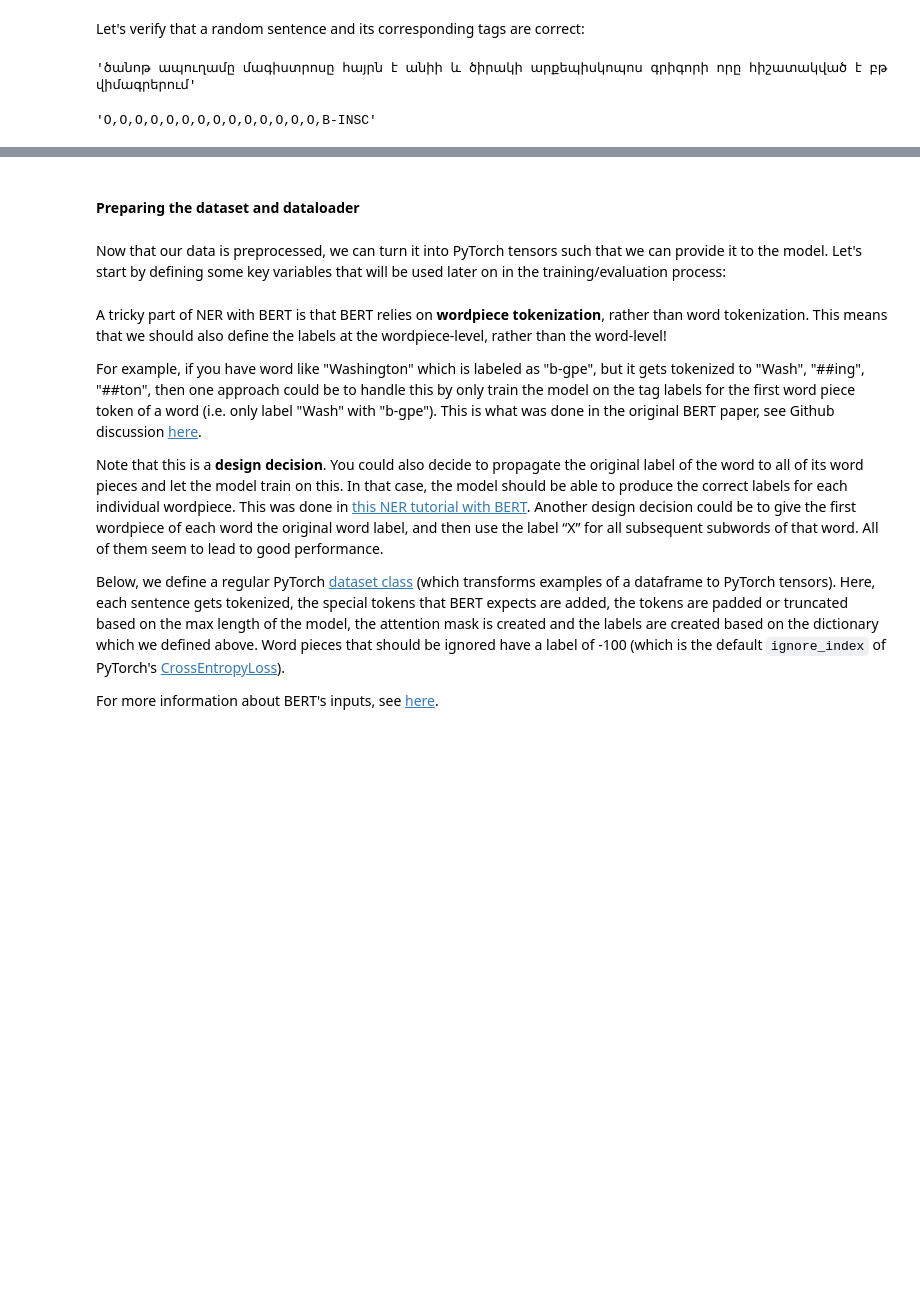
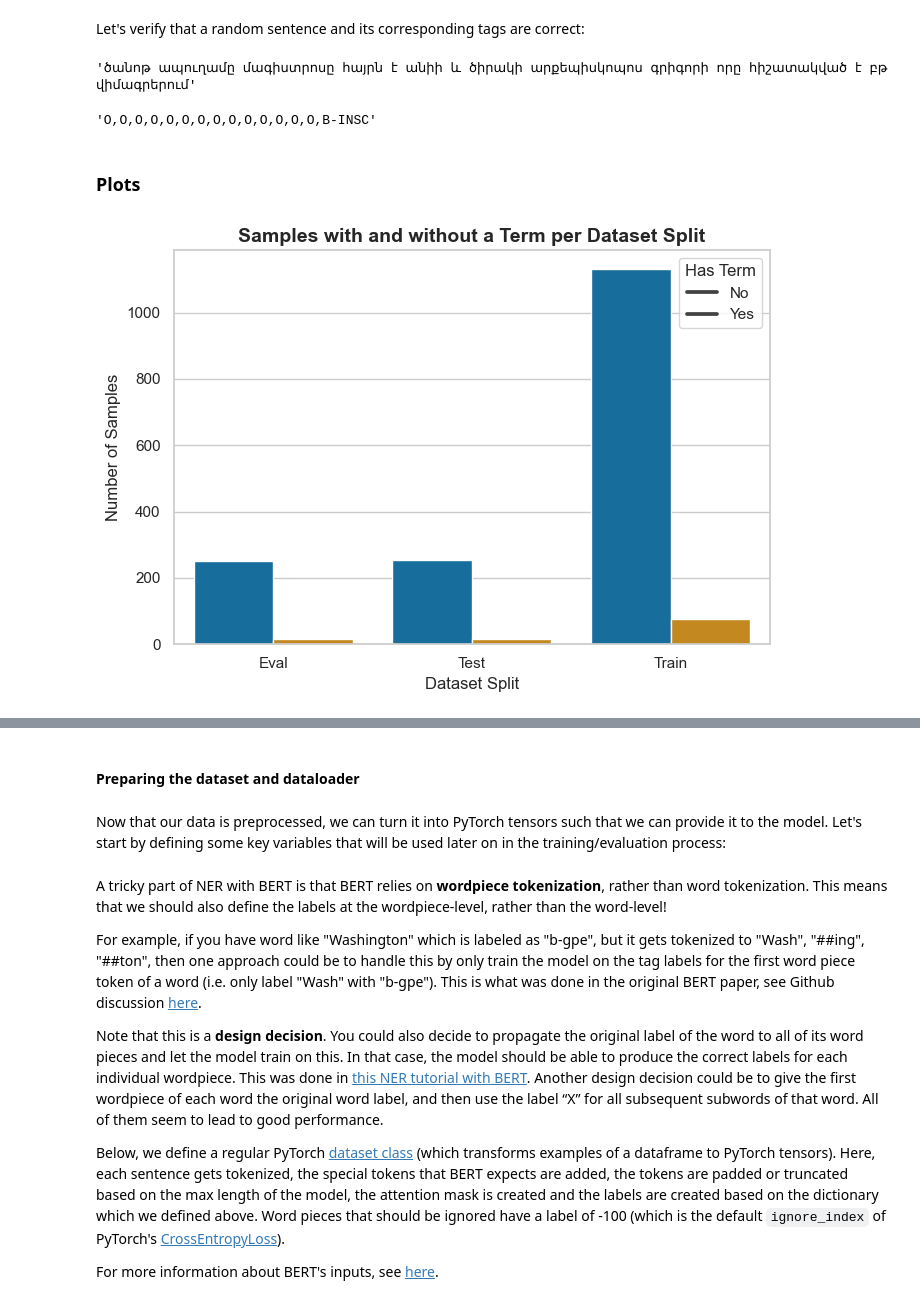
Before and after one commit to dhlab-epfl/dhlab-epigraphy-studies, a Jupyter notebook: Baseline.ipynb, the cells around one changed output, grey strips where cells are left out. Saved outputs shown, nothing was run; the diff lists cells and outputs as text; code cells hidden in the pictures; blank space fills up the shorter version.

```diff
--- a/Baseline (1).ipynb
+++ b/Baseline.ipynb
@@ -125,3 +127,41 @@ train_data.iloc[11].sentence
 train_data.iloc[11].word_labels
 # %% [output]
 'O,O,O,O,O,O,O,O,O,O,O,O,O,O,B-INSC'
+# %% [markdown]
+### Plots
+# %%
+import pandas as pd
+import seaborn as sns
+import matplotlib.pyplot as plt
+
+train_data["split"] = "Train"
+eval_data["split"] = "Eval"
+test_data["split"] = "Test"
+data_all = pd.concat([train_data, eval_data, test_data], ignore_index=True)
+
+# Determine if each row has a non-null term
+data_all["has_term"] = data_all["term"].notna()
+
+summary = (
+    data_all.groupby(["split", "has_term"])
+    .size()
+    .reset_index(name="count")
+)
+
+summary_pivot = summary.pivot(index="split", columns="has_term", values="count").fillna(0)
+summary_pivot.columns = ["No Term", "Has Term"]
+summary_pivot["Total"] = summary_pivot.sum(axis=1)
+summary_pivot = summary_pivot.astype(int).reset_index()
+
+sns.set_theme(style="whitegrid", palette="colorblind")
+plt.figure(figsize=(7, 5))
+sns.barplot(data=summary, x="split", y="count", hue="has_term")
+
+plt.title("Samples with and without a Term per Dataset Split", fontsize=14, weight="bold")
+plt.xlabel("Dataset Split")
+plt.ylabel("Number of Samples")
+plt.legend(title="Has Term", labels=["No", "Yes"])
+plt.tight_layout()
+plt.show()
+# %% [output]
+[figure, added]
```
Also changed, not shown: parts of 32 cells of this notebook.
